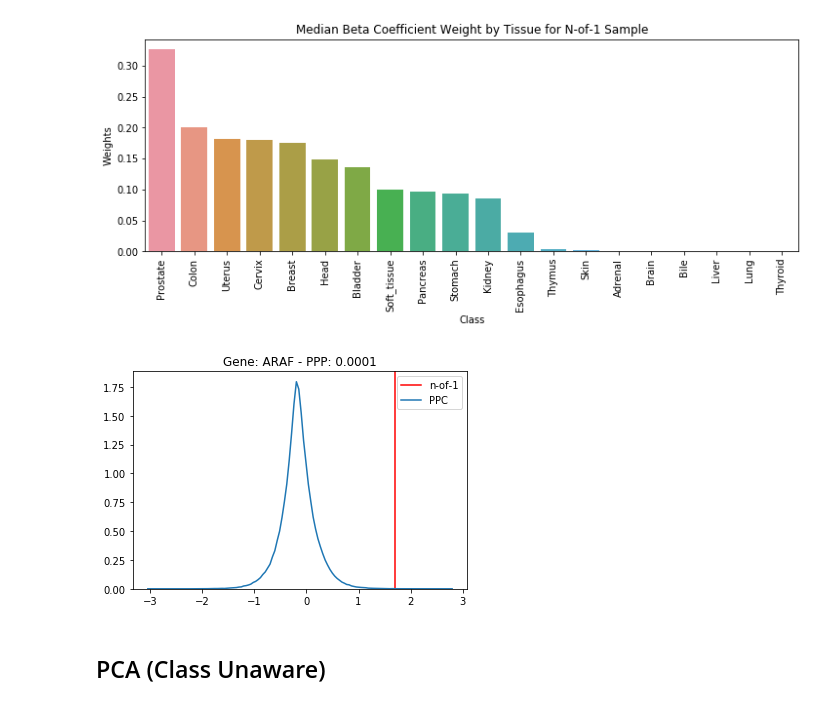
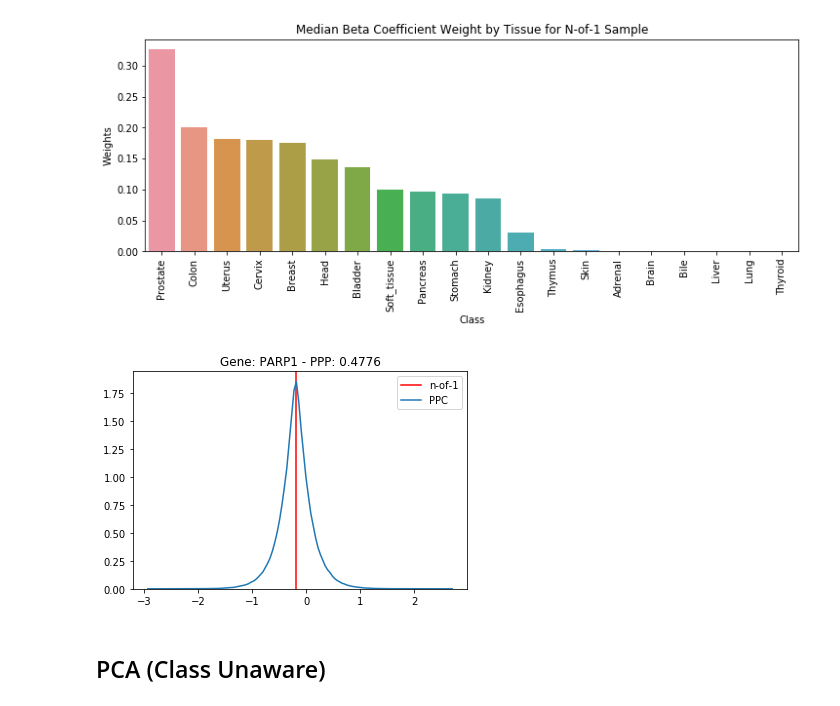
Before and after one commit to jvivian/Bayesian-Outlier-Model, a Jupyter notebook: notebooks/Train-on-Dimensionality-Reduced-Genes.ipynb, the cells around one changed output. Saved outputs shown, nothing was run; the diff lists cells and outputs as text; code cells hidden in the pictures.

```diff
--- a/notebooks/Train-on-Dimensionality-Reduced-Genes.ipynb
+++ b/notebooks/Train-on-Dimensionality-Reduced-Genes.ipynb
@@ -56,16 +56,16 @@ r.outlier.plot_weights(classes, t)
 # %%
 ppc = pm.sample_ppc(t, model=m)
 # %%
-gene = 'ARAF'
+gene = 'PARP1'
 z_true = sample[gene]
 z = ppc[gene].ravel()
 
 plt.axvline(z_true, label='n-of-1', c='r')
 sns.kdeplot(z, label='PPC')
 ppp = round(sum(z_true < z) / len(z), 4)
 plt.title(f'Gene: {gene} - PPP: {ppp}');
 # %% [output]
-[figure, old version]
+[figure, new version]
 # %% [markdown]
 ## PCA (Class Unaware)
 # %%
```
Also changed, not shown: parts of 47 cells of this notebook.
